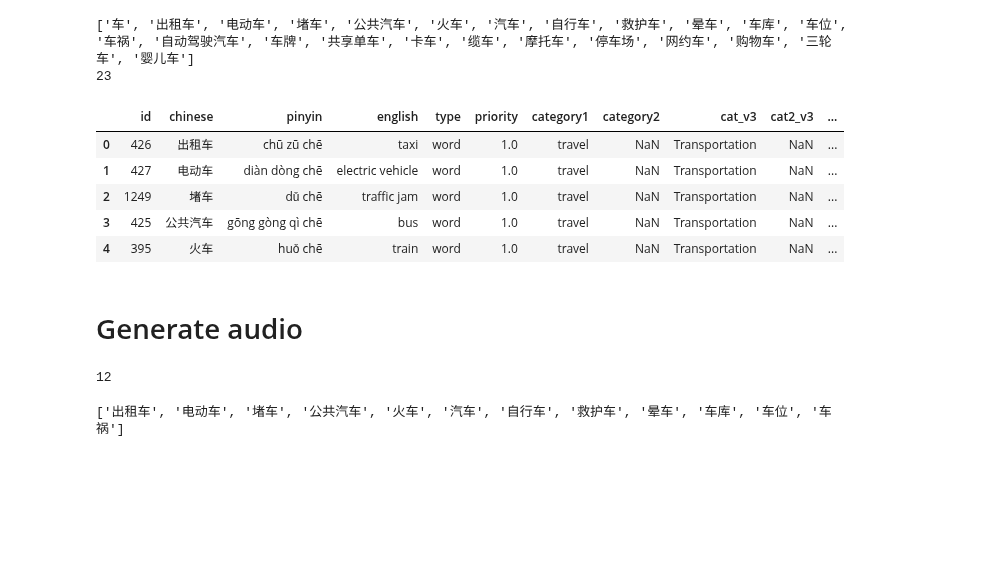
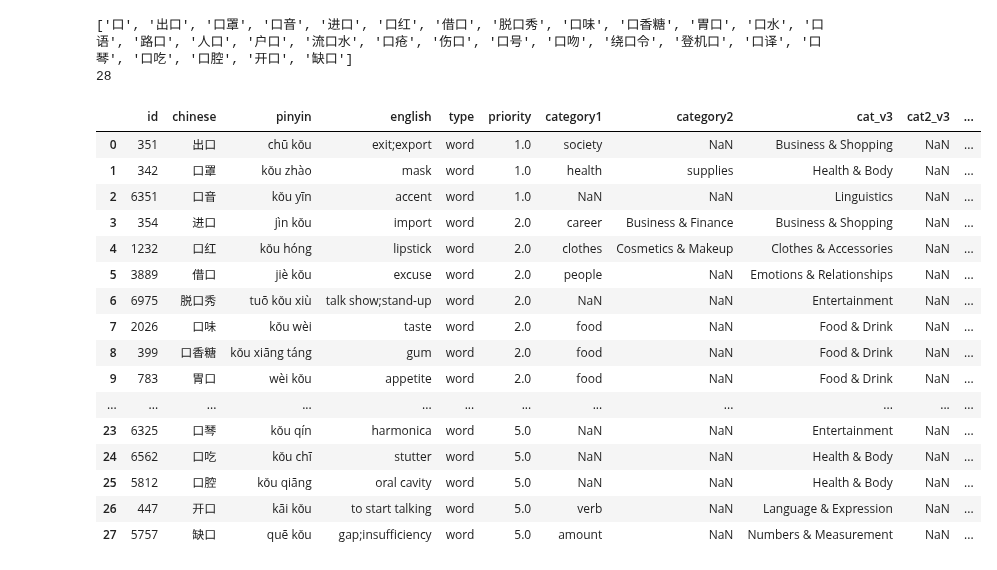
Before and after one commit to srcole/my_mandarin_database, a Jupyter notebook: 04_shared_hanzi_shorts.ipynb, the cells around one changed output. Drawn from its saved outputs; the diff is of its cells as text; code cells hidden in the pictures; blank space fills up the shorter version.

Commit message:
stable shared hanzi shorts

```diff
--- a/04_shared_hanzi_shorts.ipynb
+++ b/04_shared_hanzi_shorts.ipynb
@@ -88,13 +82,6 @@ data_settings
 # %%
-from utils_data import load_raw_data, check_dups
 truly_load_data = False
-if truly_load_data:
-    df_all_vocab = load_raw_data()
-    df_all_vocab.to_csv('static/latest_data.csv', index=False)
-else:
-    df_all_vocab = pd.read_csv('static/latest_data.csv')
-    print('!!!!!!!! WARNING: not truly loading data !!!!!!!!')
-
+df_all_vocab = load_raw_data(truly_load_data=truly_load_data)
 df_dups = check_dups(df_all_vocab)
 print(df_all_vocab.shape)
 print(f'# duplicate vocab: {len(df_dups)}')
@@ -109,25 +120,25 @@ df_all_vocab.head(3)
 # %%
-def get_filtered_words(df_all_vocab, data_settings):
-    df_filtered = df_all_vocab[
-        (df_all_vocab['chinese'].str.contains(data_settings['shared_char'])) &
-        (df_all_vocab['type'].isin(data_settings['types_allowed'])) &
-        (df_all_vocab['priority'] <= data_settings['max_priority']) &
-        (~(df_all_vocab['adu'] < data_settings['min_adu'])) &
-        (~(df_all_vocab['per'] < data_settings['min_per'])) &
-        (~(df_all_vocab['chinese'].isin(data_settings['words_rmv'])))
-    ].sort_values(by=data_settings['sort_cols'], ascending=data_settings['sort_ascending']).reset_index(drop=True)
-    return df_filtered
-
 df_filt = get_filtered_words(df_all_vocab, data_settings)
-print(['车'] + df_filt['chinese'].values.tolist())
+print([data_settings['shared_char']] + df_filt['chinese'].values.tolist())
 print(len(df_filt))
-df_filt.head()
+df_filt.head(40)
 # %% [output]
-['车', '出租车', '电动车', '堵车', '公共汽车', '火车', '汽车', '自行车', '救护车', '晕车', '车库', '车位', '车祸', '自动驾驶汽车', '车牌', '共享单车', '卡车', '缆车', '摩托车', '停车场', '网约车', '购物车', '三轮车', '婴儿车']
-23
+['口', '出口', '口罩', '口音', '进口', '口红', '借口', '脱口秀', '口味', '口香糖', '胃口', '口水', '口语', '路口', '人口', '户口', '流口水', '口疮', '伤口', '口号', '口吻', '绕口令', '登机口', '口译', '口琴', '口吃', '口腔', '开口', '缺口']
+28
 |  | id | chinese | pinyin | english | type | priority | category1 | category2 | cat_v3 | cat2_v3 | ... |
-| 0 | 426 | 出租车 | chū zū chē | taxi | word | 1.0 | travel | NaN | Transportation | NaN | ... |
-| 1 | 427 | 电动车 | diàn dòng chē | electric vehicle | word | 1.0 | travel | NaN | Transportation | NaN | ... |
-| 2 | 1249 | 堵车 | dǔ chē | traffic jam | word | 1.0 | travel | NaN | Transportation | NaN | ... |
-| 3 | 425 | 公共汽车 | gōng gòng qì chē | bus | word | 1.0 | travel | NaN | Transportation | NaN | ... |
-| 4 | 395 | 火车 | huǒ chē | train | word | 1.0 | travel | NaN | Transportation | NaN | ... |
+| 0 | 351 | 出口 | chū kǒu | exit;export | word | 1.0 | society | NaN | Business & Shopping | NaN | ... |
+| 1 | 342 | 口罩 | kǒu zhào | mask | word | 1.0 | health | supplies | Health & Body | NaN | ... |
+| 2 | 6351 | 口音 | kǒu yīn | accent | word | 1.0 | NaN | NaN | Linguistics | NaN | ... |
+| 3 | 354 | 进口 | jìn kǒu | import | word | 2.0 | career | Business & Finance | Business & Shopping | NaN | ... |
+| 4 | 1232 | 口红 | kǒu hóng | lipstick | word | 2.0 | clothes | Cosmetics & Makeup | Clothes & Accessories | NaN | ... |
+| 5 | 3889 | 借口 | jiè kǒu | excuse | word | 2.0 | people | NaN | Emotions & Relationships | NaN | ... |
+| 6 | 6975 | 脱口秀 | tuō kǒu xiù | talk show;stand-up | word | 2.0 | NaN | NaN | Entertainment | NaN | ... |
+| 7 | 2026 | 口味 | kǒu wèi | taste | word | 2.0 | food | NaN | Food & Drink | NaN | ... |
+| 8 | 399 | 口香糖 | kǒu xiāng táng | gum | word | 2.0 | food | NaN | Food & Drink | NaN | ... |
+| 9 | 783 | 胃口 | wèi kǒu | appetite | word | 2.0 | food | NaN | Food & Drink | NaN | ... |
+| ... | ... | ... | ... | ... | ... | ... | ... | ... | ... | ... | ... |
+| 23 | 6325 | 口琴 | kǒu qín | harmonica | word | 5.0 | NaN | NaN | Entertainment | NaN | ... |
+| 24 | 6562 | 口吃 | kǒu chī | stutter | word | 5.0 | NaN | NaN | Health & Body | NaN | ... |
+| 25 | 5812 | 口腔 | kǒu qiāng | oral cavity | word | 5.0 | NaN | NaN | Health & Body | NaN | ... |
+| 26 | 447 | 开口 | kāi kǒu | to start talking | word | 5.0 | verb | NaN | Language & Expression | NaN | ... |
+| 27 | 5757 | 缺口 | quē kǒu | gap;insufficiency | word | 5.0 | amount | NaN | Numbers & Measurement | NaN | ... |
@@ -222,12 +144,0 @@ video_configs = load_video_configs()
-# %% [markdown]
-# Generate audio
-# %%
-vocab_word_list = df_filt[
-    (df_filt.index >= data_settings['current_part_index_range'][0]) &
-    (df_filt.index <= data_settings['current_part_index_range'][1])
-    ]['chinese'].values.tolist()
-print(len(vocab_word_list))
-vocab_word_list
-# %% [output]
-12
-['出租车', '电动车', '堵车', '公共汽车', '火车', '汽车', '自行车', '救护车', '晕车', '车库', '车位', '车祸']
```
Also changed, not shown: parts of 18 cells of this notebook, 3 other files.
